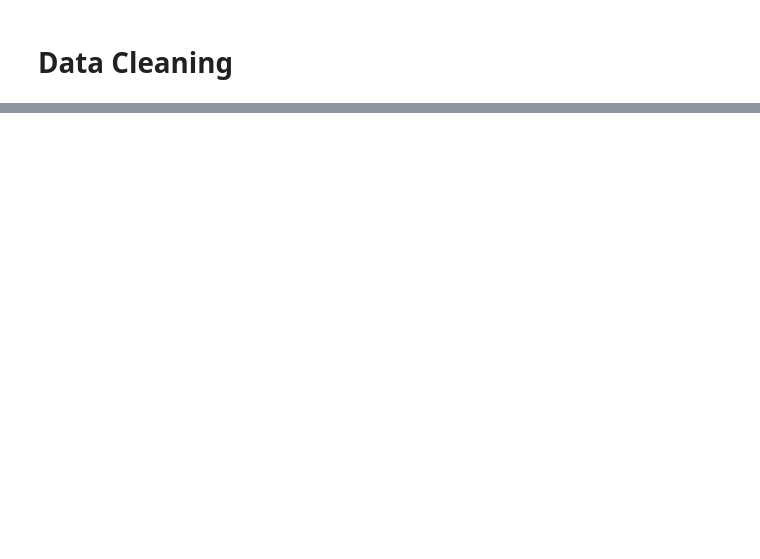
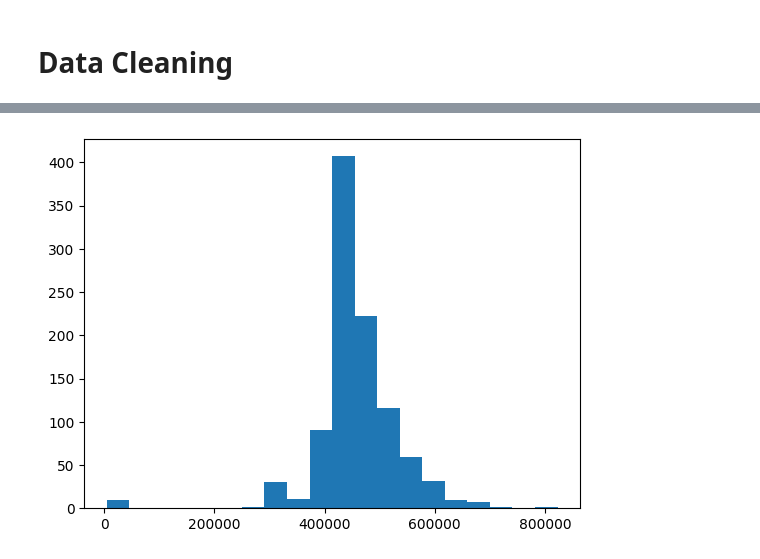
Before and after one commit to jasminebz/datakit-housing-fall-2024, a Jupyter notebook: edmonton_housing/edmonton_property_values.ipynb, the cells around one changed output, grey strips where cells are left out. Cells and saved outputs as stored; diff of their text form; code cells hidden in the pictures; blank space fills up the shorter version.

Commit message:
created plot of house values for neighbourhood of greenfield

```diff
--- a/edmonton_housing/edmonton_property_values.ipynb
+++ b/edmonton_housing/edmonton_property_values.ipynb
@@ -17,3 +17,6 @@ greenfield_df = get_data("q7d6-ambg", params = {"neighbourhood":"GREENFIELD"})
+# %%
+# load data from the neighbourhood of Greenfield, only residential properties
+greenfield_df = get_data("q7d6-ambg", params = {"neighbourhood":"GREENFIELD", "mill_class_1": "RESIDENTIAL"})
 # %%
 greenfield_df.head()
 # %% [output]
@@ -50,0 +63,3 @@ memory usage: 101.7+ KB
+# %%
+# all the assessed property values are too low to be accurate or 0, drop all
+greenfield_df.dropna(inplace=True)
@@ -63,0 +116,5 @@ greenfield_df.
+# %%
+# examine distribution of assessed value for outliers
+plt.hist(greenfield_df["assessed_value"], bins=20);
+# %% [output]
+[figure, added]
```
Also changed, not shown: parts of 15 cells of this notebook.
